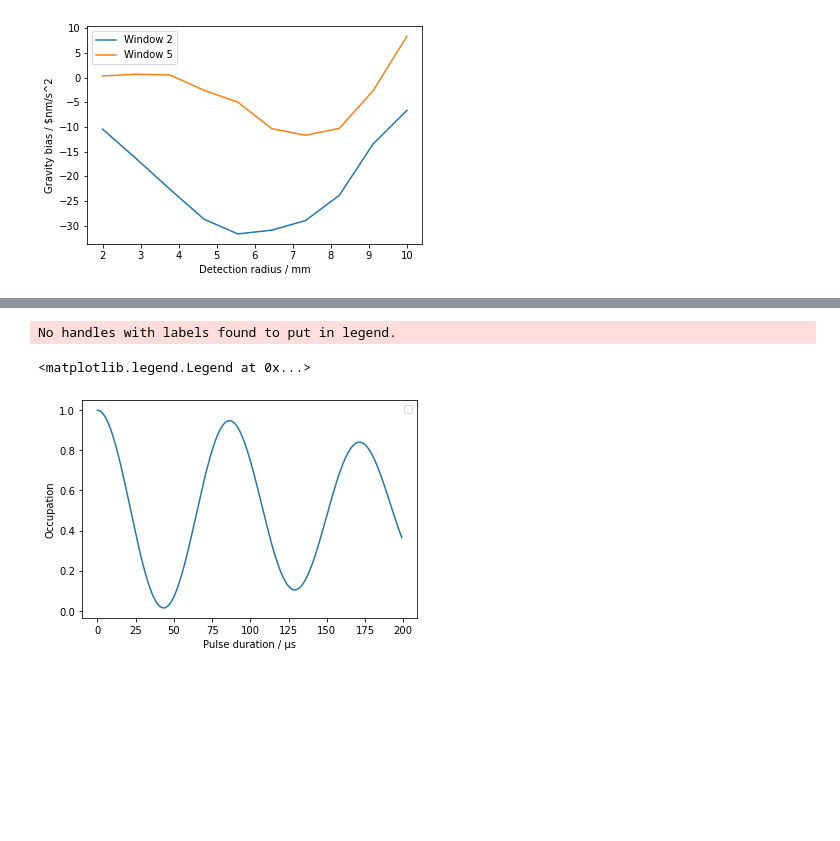
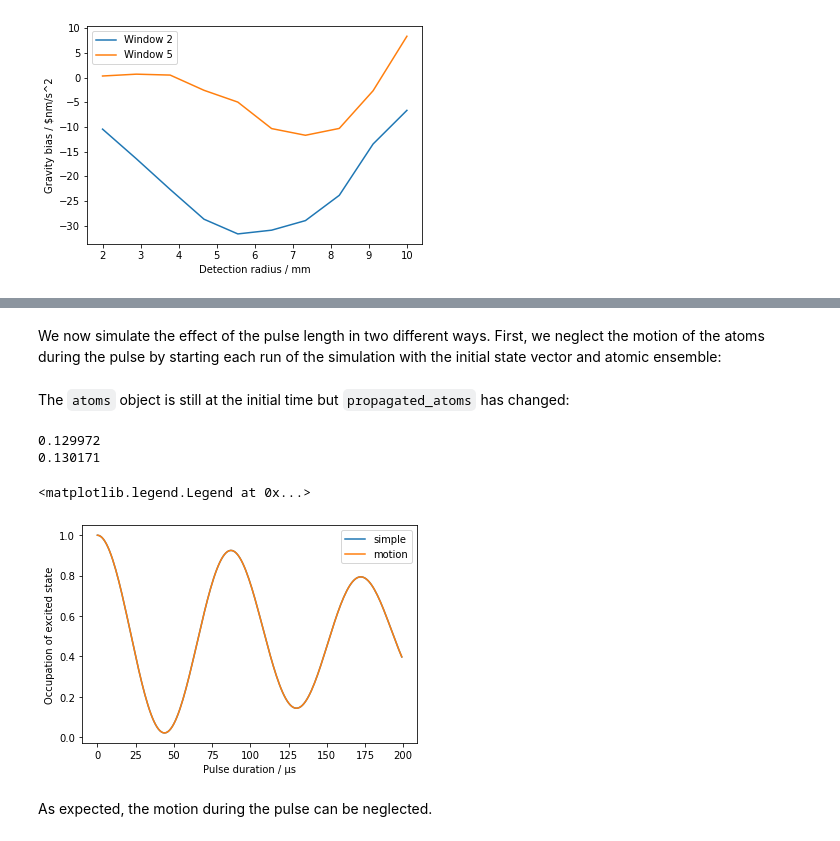
Before and after one commit to bleykauf/aisim, a Jupyter notebook: examples/README.ipynb, the cells around one changed output, grey strips where cells are left out. Drawn from its saved outputs; the diff is of its cells as text; code cells hidden in the pictures; blank space fills up the shorter version.

```diff
--- a/examples/README.ipynb
+++ b/examples/README.ipynb
@@ -200,4 +233,4 @@ state_vectors = ais.StateVectors(len(atoms), states=[0, 1])
 # %%
-peak_rabi_freq = 2*np.pi*12.5e3
+center_rabi_freq = 2*np.pi*12.5e3 # center Rabi frequency in Hz
 r_beam = 29.5e-3/2 # 1/e^2 beam radius in m
-intensity_profile = ais.IntensityProfile(r_beam, peak_rabi_freq)
+intensity_profile = ais.IntensityProfile(r_beam, center_rabi_freq)
@@ -205,0 +241,3 @@ intensity_profile = ais.IntensityProfile(r_beam, peak_rabi_freq)
+# %%
+t1 = 129.972e-3 # time of first pulse in s
+atoms = ais.prop.free_evolution(atoms, t1)
@@ -206,18 +250,38 @@ intensity_profile = ais.IntensityProfile(r_beam, peak_rabi_freq)
+# %% [markdown]
+We now simulate the effect of the pulse length in two different ways. First, we neglect the motion of the atoms during the pulse by starting each run of the simulation with the initial state vector and atomic ensemble:
 # %%
-t1 = 129.972e-3 # time of first pulse in s
-
-state_occupation = []
+state_occupation_simple = []
 taus = np.arange(200)*1e-6
 for tau in taus:
-    new_state_vectors = ais.ai_time_propagation(intensity_profile, atoms, state_vectors, t1, tau, wf=None)
-    state_occupation.append(np.mean(new_state_vectors.occupation(state=1))) # mean occupation of the excited state
+    # acting on the states in `atom` at each run
+    propagated_atoms = ais.prop.transition(atoms, intensity_profile, tau, wf=None)
+    # mean occupation of the excited state
+    state_occupation_simple.append(np.mean(propagated_atoms.state_occupation(state=1)))
+# %% [markdown]
+The `atoms` object is still at the initial time but `propagated_atoms` has changed:
+# %%
+print(atoms.time)
+print(propagated_atoms.time)
+# %% [output]
+0.129972
+0.130171
+# %%
+state_occupation_motion = []
+taus = np.arange(200)*1e-6
+for tau in taus:
+    # mean occupation of the excited state, include tau=0
+    state_occupation_motion.append(np.mean(atoms.state_occupation(state=1)))
+    # propagating 1 us at a time, changing the `atoms` object at each step
+    atoms = ais.prop.transition(atoms, intensity_profile, 1e-6, wf=None)
 # %%
 fig, ax = plt.subplots()
-ax.plot(1e6*taus, state_occupation)
+ax.plot(1e6*taus, state_occupation_simple, label='simple')
+ax.plot(1e6*taus, state_occupation_motion, label='motion')
 ax.set_xlabel('Pulse duration / μs')
-ax.set_ylabel('Occupation of ');
+ax.set_ylabel('Occupation of excited state');
 ax.legend()
 # %% [output]
-No handles with labels found to put in legend.
+<matplotlib.legend.Legend at 0x...>
-<matplotlib.legend.Legend at 0x...>
-[figure, old version]
+[figure, new version]
+# %% [markdown]
+As expected, the motion during the pulse can be neglected.
```
Also changed, not shown: parts of 20 cells of this notebook, 7 other files.
